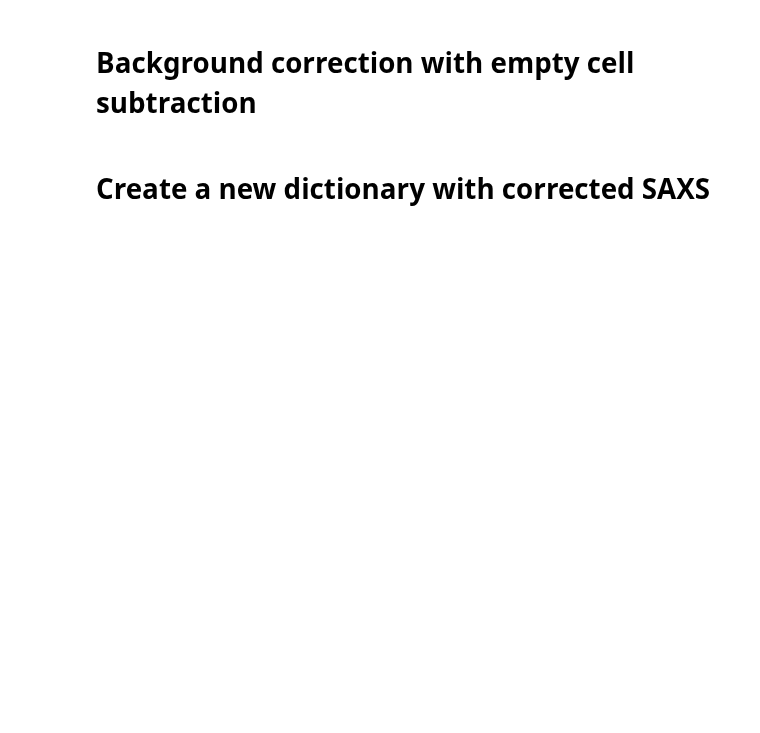
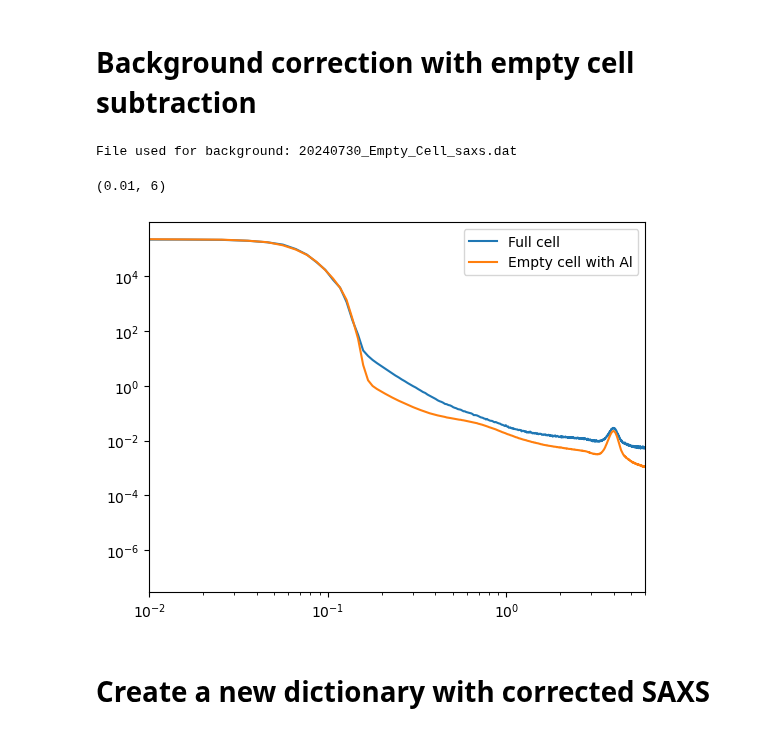
Before and after one commit to PronoyDutta/SAXS_WAXS, a Jupyter notebook: Scripts/Data_from_individual_files/SAXS_WAXS_plotting.ipynb, the cells around one changed output. Cells and saved outputs as stored; diff of their text form; code cells hidden in the pictures; blank space fills up the shorter version.

```diff
--- a/Scripts/Data_from_individual_files/SAXS_WAXS_plotting.ipynb
+++ b/Scripts/Data_from_individual_files/SAXS_WAXS_plotting.ipynb
@@ -449,25 +471,29 @@ contourplot('saxs', 'absolute', file_dictionary, new_time_dict, saxs_min_limit,
 # Background correction with empty cell subtraction
 # %%
 # os.chdir(r'C:\Users\b1104371\OneDrive - Universität Salzburg\Research\Electrolyte variation\Charecterizations\SAXS\After_Beamtime\2503SKJB\20240604_2503-SKJB_6MECDEC_100volHFE')
-saxs_background_file =  glob.glob('background_saxs.dat')#glob.glob('20240730_Empty_Cell_saxs.dat')
+saxs_background_file =  glob.glob('20240730_Empty_Cell_saxs.dat')#glob.glob('background_saxs.dat')
 #print(file_list)
 
 for file in saxs_background_file:
     a1,a2,SAXS_background = read_data(file)
 
 plt.figure()
 print('File used for background:',file)
 
 plt.plot(10*file_dictionary[1].iloc[:,0],file_dictionary[1].iloc[:,1], label = 'Full cell')
 plt.plot(10*SAXS_background.iloc[:,0], SAXS_background.iloc[:,1], label = 'Empty cell with Al')
 plt.xscale('log')
 plt.yscale('log')
 plt.legend()
 plt.xlim(0.01,6)
 #plt.ylim(0.001,40)
 #print(SAXS_background)
 # print(file_dictionary[1].head())
 # print(file_dictionary[250].head())
+# %% [output]
+File used for background: 20240730_Empty_Cell_saxs.dat
+(0.01, 6)
+[figure, added]
 # %% [markdown]
 # Create a new dictionary with corrected SAXS
 # %%
```
Also changed, not shown: parts of 15 cells of this notebook, 11 other files.
